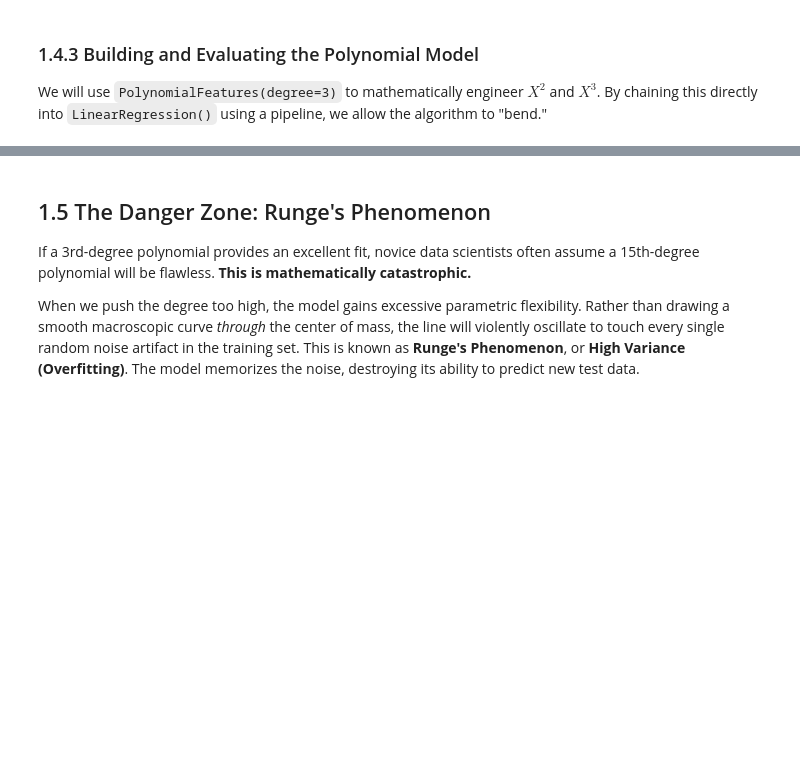
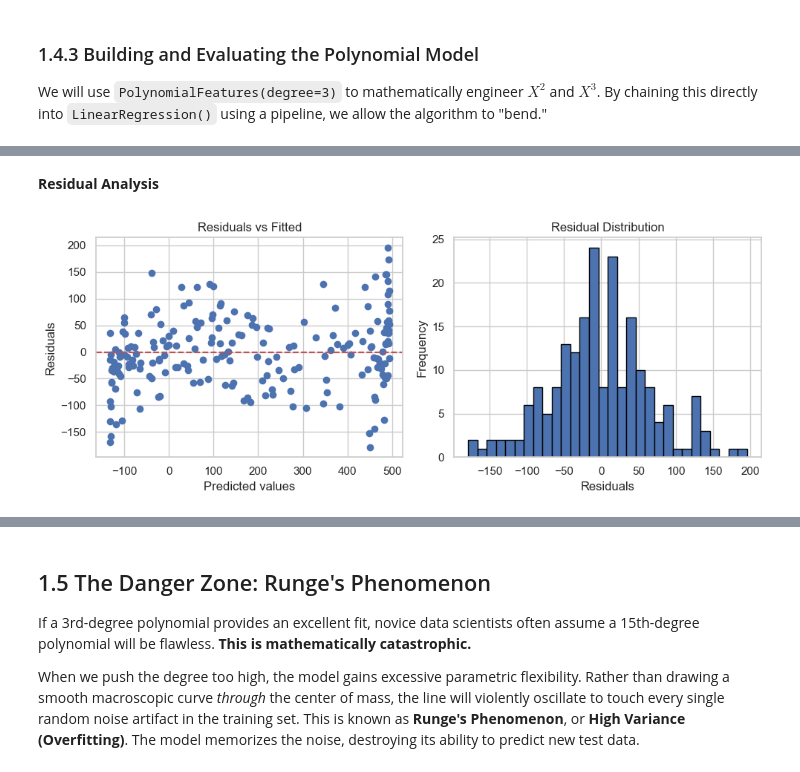
Before and after one commit to huzefar/oxford, a Jupyter notebook: CML/workspace/Task-2.ipynb, the cells around one changed output, grey strips where cells are left out. Drawn from its saved outputs; the diff is of its cells as text; code cells hidden in the pictures; blank space fills up the shorter version.

```diff
--- a/CML/workspace/Task-2.ipynb
+++ b/CML/workspace/Task-2.ipynb
@@ -275,0 +353,21 @@ Polynomial (Degree 3) MSE:       4500.11
+# %% [markdown]
+**Residual Analysis**
+# %%
+residuals_poly = y1_test - y1_pred_poly
+plt.figure(figsize=(10, 4))
+plt.subplot(1, 2, 1)
+plt.scatter(y1_pred_poly, residuals_poly)
+plt.axhline(y=0, color='r', linestyle='--')
+plt.xlabel('Predicted values')
+plt.ylabel('Residuals')
+plt.title('Residuals vs Fitted')
+
+plt.subplot(1, 2, 2)
+plt.hist(residuals_poly, bins=30, edgecolor='black')
+plt.xlabel('Residuals')
+plt.ylabel('Frequency')
+plt.title('Residual Distribution')
+plt.tight_layout()
+plt.show()
+# %% [output]
+[figure, added]
```
Also changed, not shown: parts of 18 cells of this notebook.
